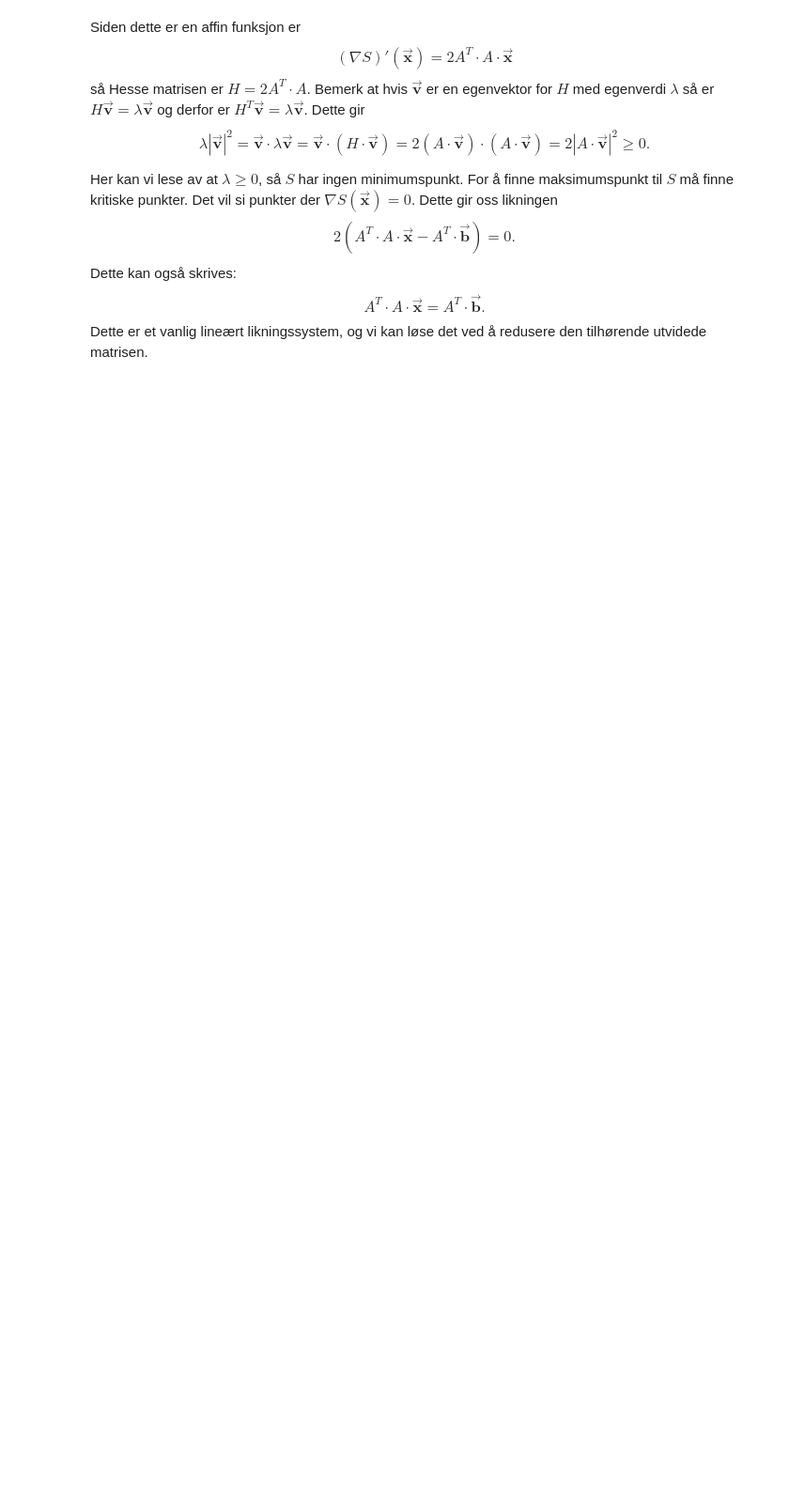
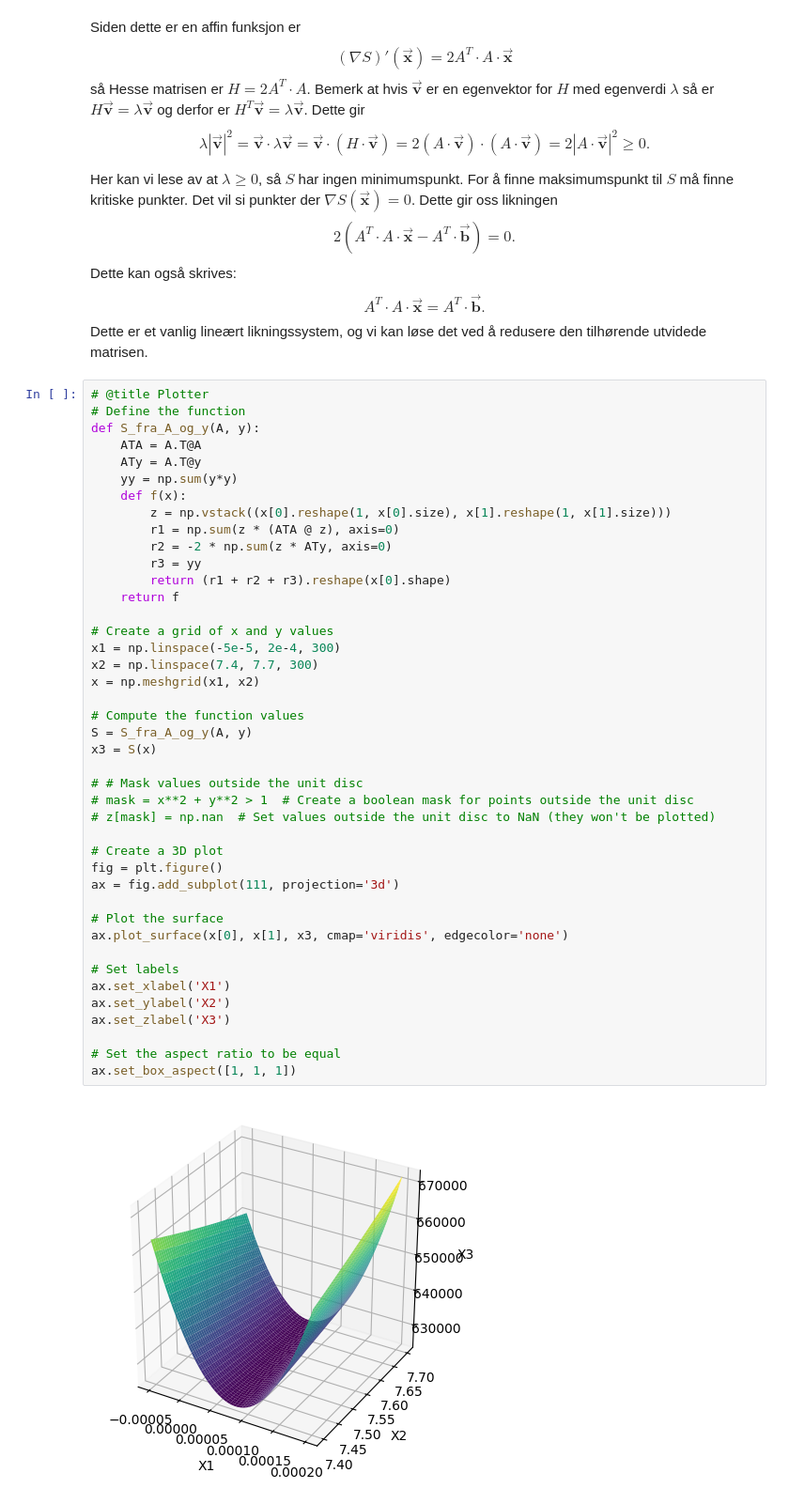
Before and after one commit to mbr085/V25MAT102, a Jupyter notebook: notebooks/uke10/12andrederiverttesten.ipynb, the cells around one changed output. Shown: that part at 94% size. Saved outputs shown, nothing was run; the diff lists cells and outputs as text; blank space fills up the shorter version.

```diff
--- a/notebooks/uke10/12andrederiverttesten.ipynb
+++ b/notebooks/uke10/12andrederiverttesten.ipynb
@@ -296,3 +296,47 @@ Dette kan også skrives:
 $$A^T \cdot A \cdot \vec{\mathbf{x}} = A^T \cdot \vec{\mathbf{b}}.$$
 Dette er et vanlig lineært likningssystem, og vi kan løse det ved å
 redusere den tilhørende utvidede matrisen.
+# %%
+# @title Plotter
+# Define the function
+def S_fra_A_og_y(A, y):
+    ATA = A.T@A
+    ATy = A.T@y
+    yy = np.sum(y*y)
+    def f(x):
+        z = np.vstack((x[0].reshape(1, x[0].size), x[1].reshape(1, x[1].size)))
+        r1 = np.sum(z * (ATA @ z), axis=0)
+        r2 = -2 * np.sum(z * ATy, axis=0)
+        r3 = yy
+        return (r1 + r2 + r3).reshape(x[0].shape)
+    return f
+
+# Create a grid of x and y values
+x1 = np.linspace(-5e-5, 2e-4, 300)
+x2 = np.linspace(7.4, 7.7, 300)
+x = np.meshgrid(x1, x2)
+
+# Compute the function values
+S = S_fra_A_og_y(A, y)
+x3 = S(x)
+
+# # Mask values outside the unit disc
+# mask = x**2 + y**2 > 1  # Create a boolean mask for points outside the unit disc
+# z[mask] = np.nan  # Set values outside the unit disc to NaN (they won't be plotted)
+
+# Create a 3D plot
+fig = plt.figure()
+ax = fig.add_subplot(111, projection='3d')
+
+# Plot the surface
+ax.plot_surface(x[0], x[1], x3, cmap='viridis', edgecolor='none')
+
+# Set labels
+ax.set_xlabel('X1')
+ax.set_ylabel('X2')
+ax.set_zlabel('X3')
+
+# Set the aspect ratio to be equal
+ax.set_box_aspect([1, 1, 1])
+# %% [output]
+[figure, added]
```
Also changed, not shown: 4 other files.
